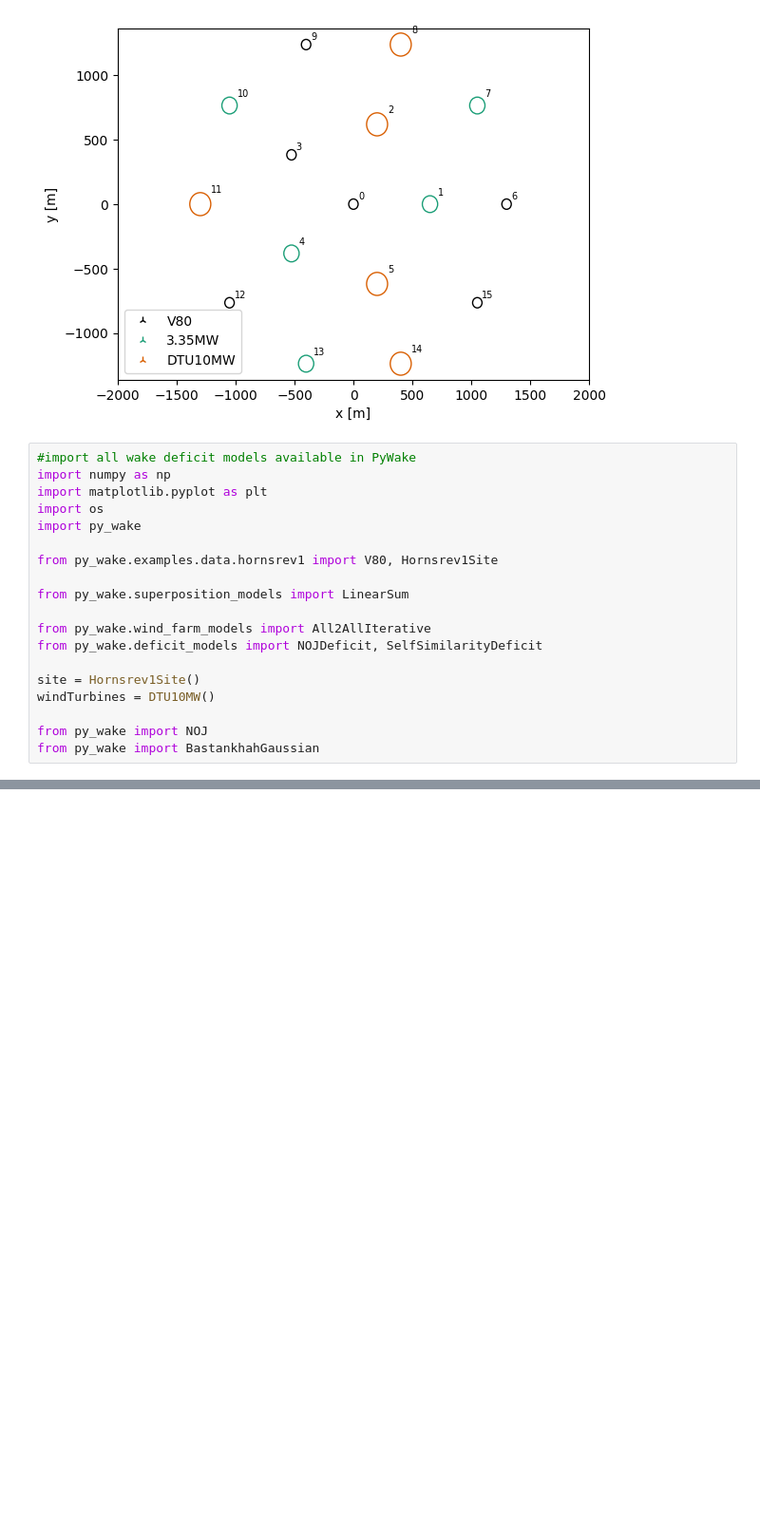
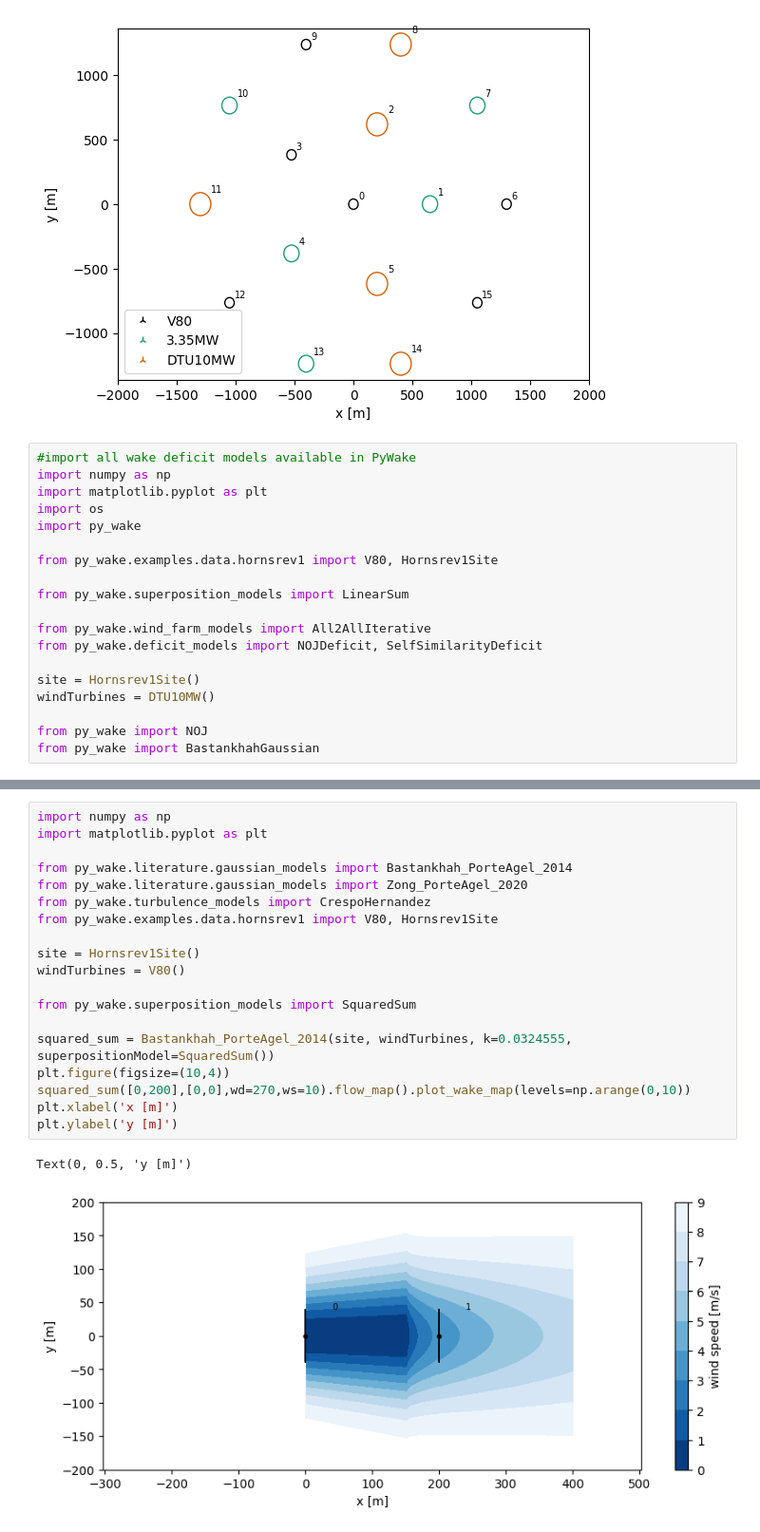
Before and after one commit to Xeidit/WindFarm2, a Jupyter notebook: FarmSim.ipynb, the cells around one changed output, grey strips where cells are left out. Shown at 95% size. Cells and saved outputs as stored; diff of their text form; blank space fills up the shorter version.

```diff
--- a/FarmSim.ipynb
+++ b/FarmSim.ipynb
@@ -167,0 +168,22 @@ plot_wake_deficit_map(BastankhahGaussianDeficit())
+# %%
+import numpy as np
+import matplotlib.pyplot as plt
+
+from py_wake.literature.gaussian_models import Bastankhah_PorteAgel_2014
+from py_wake.literature.gaussian_models import Zong_PorteAgel_2020
+from py_wake.turbulence_models import CrespoHernandez
+from py_wake.examples.data.hornsrev1 import V80, Hornsrev1Site
+
+site = Hornsrev1Site()
+windTurbines = V80()
+
+from py_wake.superposition_models import SquaredSum
+
+squared_sum = Bastankhah_PorteAgel_2014(site, windTurbines, k=0.0324555, superpositionModel=SquaredSum())
+plt.figure(figsize=(10,4))
+squared_sum([0,200],[0,0],wd=270,ws=10).flow_map().plot_wake_map(levels=np.arange(0,10))
+plt.xlabel('x [m]')
+plt.ylabel('y [m]')
+# %% [output]
+Text(0, 0.5, 'y [m]')
+[figure, added]
```
Also changed, not shown: parts of 2 cells of this notebook, 2 other files.
